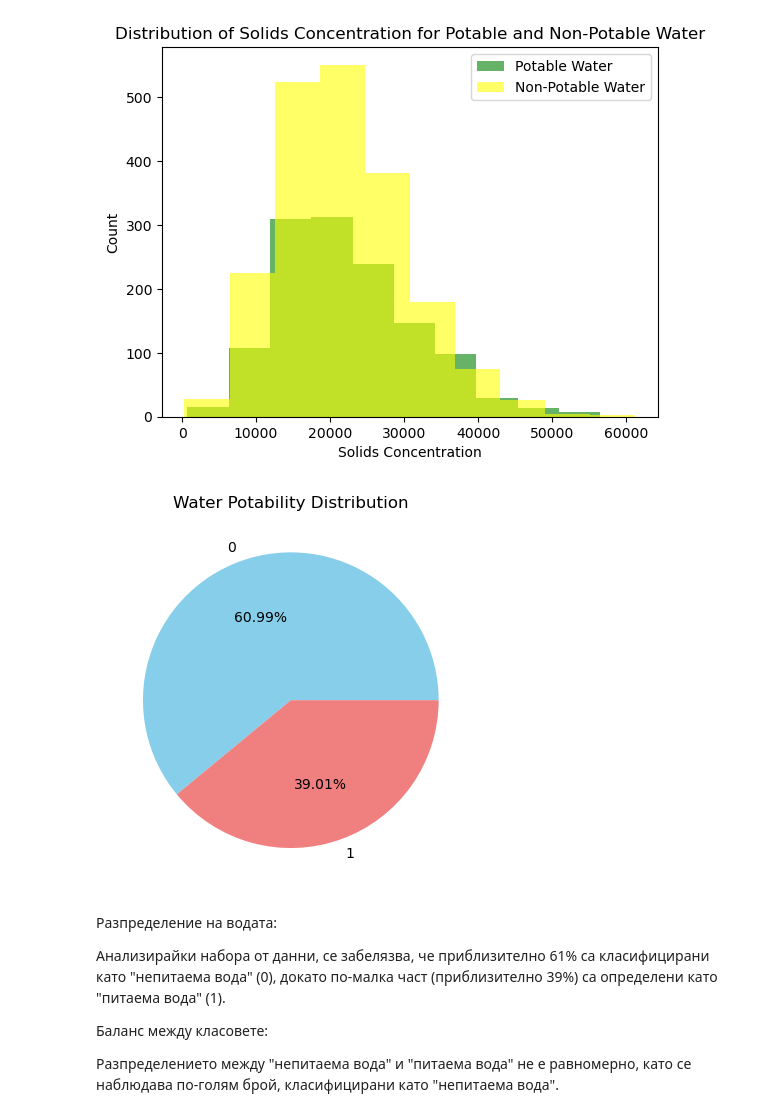
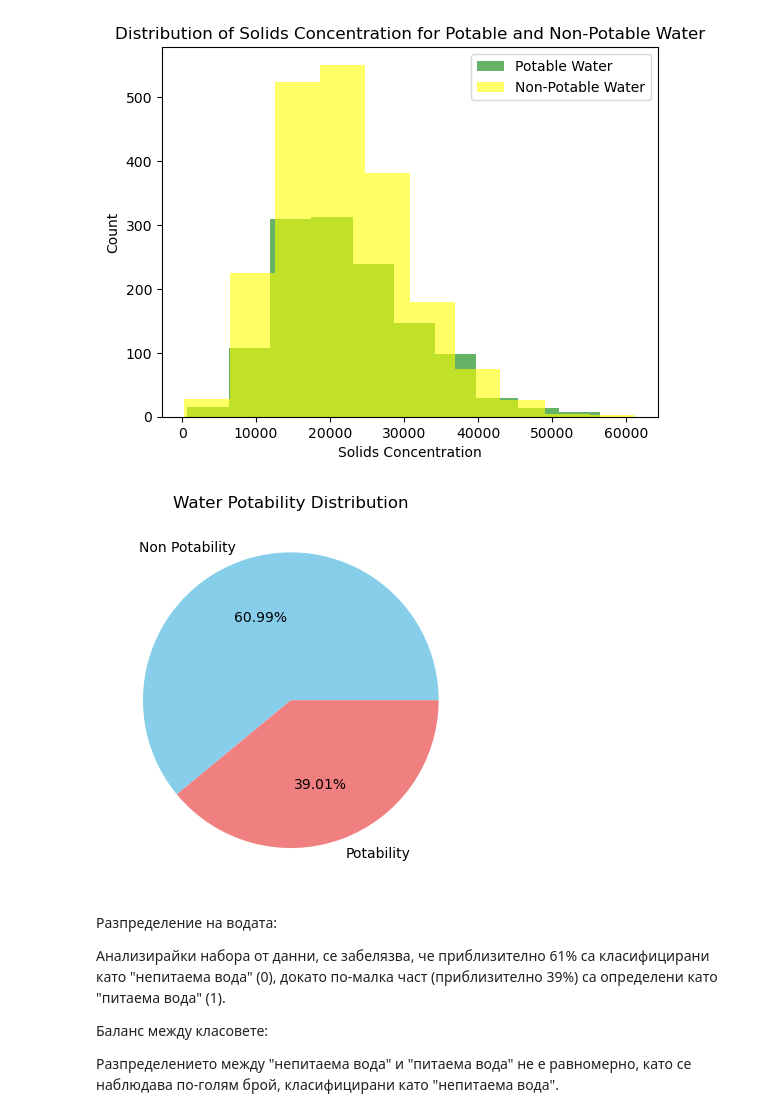
Before and after one commit to michaela03/Water_Quality_Analysis, a Jupyter notebook: Water Quality.ipynb, the cells around one changed output. Cells and saved outputs as stored; diff of their text form; code cells hidden in the pictures.

```diff
--- a/Water Quality.ipynb
+++ b/Water Quality.ipynb
@@ -141,16 +157,18 @@ plt.show()
 # %% [output]
 [figure]
 # %%
-# Групиране на данните по "питаема" и "непитаема" вода
 water_type_counts = wq.groupby('Potability').size()
 
-# Създаване на диаграма на торта
+# Промяна на индексите във water_type_counts
+water_type_counts.index = ['Non Potability', 'Potability']
+
+# Създаване на кръгова диаграма
 plt.gca().set_aspect("equal")
 plt.pie(water_type_counts, labels=water_type_counts.index, autopct="%.2f%%", colors=['skyblue', 'lightcoral'])
 plt.title("Water Potability Distribution")
 plt.show()
 # %% [output]
-[figure, old version]
+[figure, new version]
 # %% [markdown]
 
 Разпределение на водата:
```
Also changed, not shown: parts of 12 cells of this notebook.
